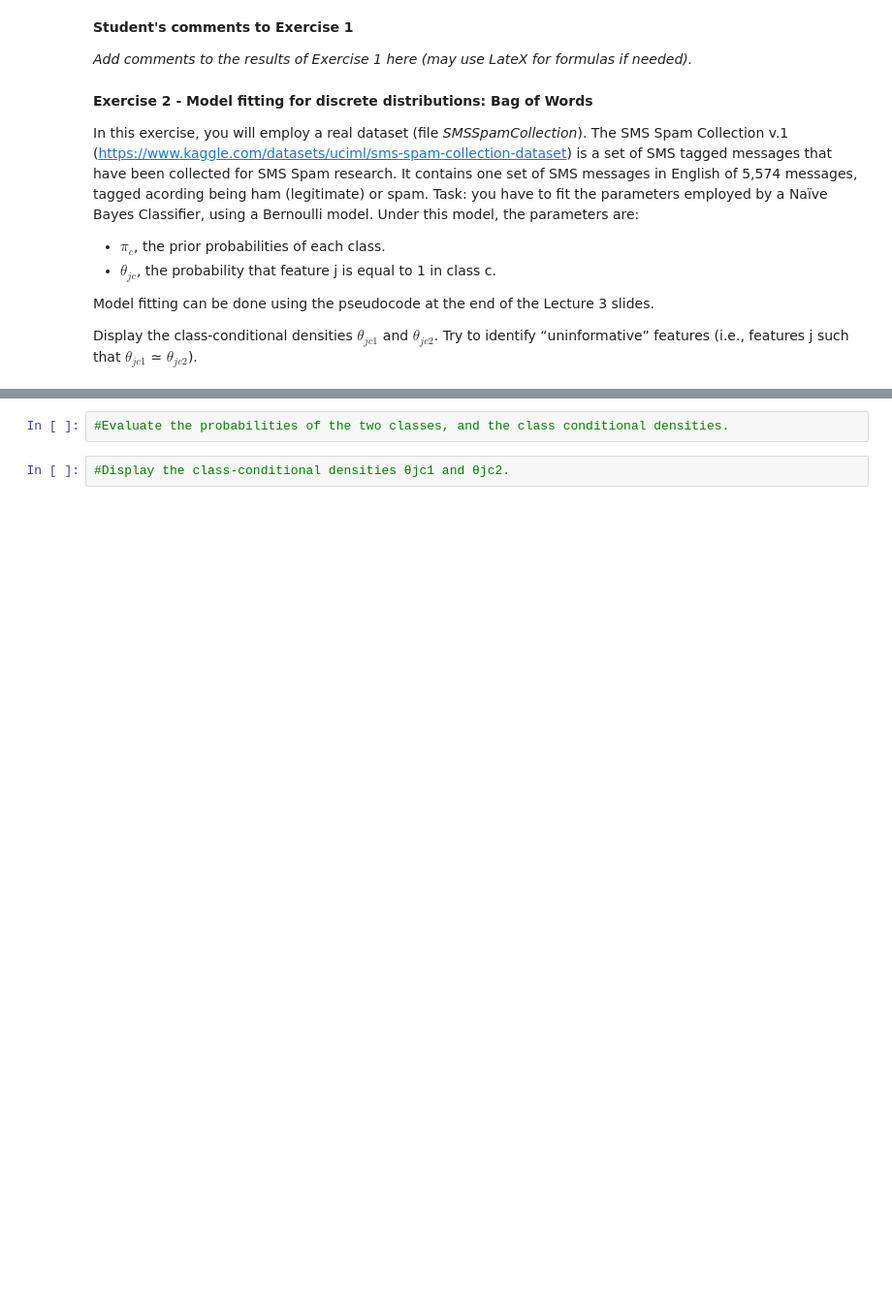
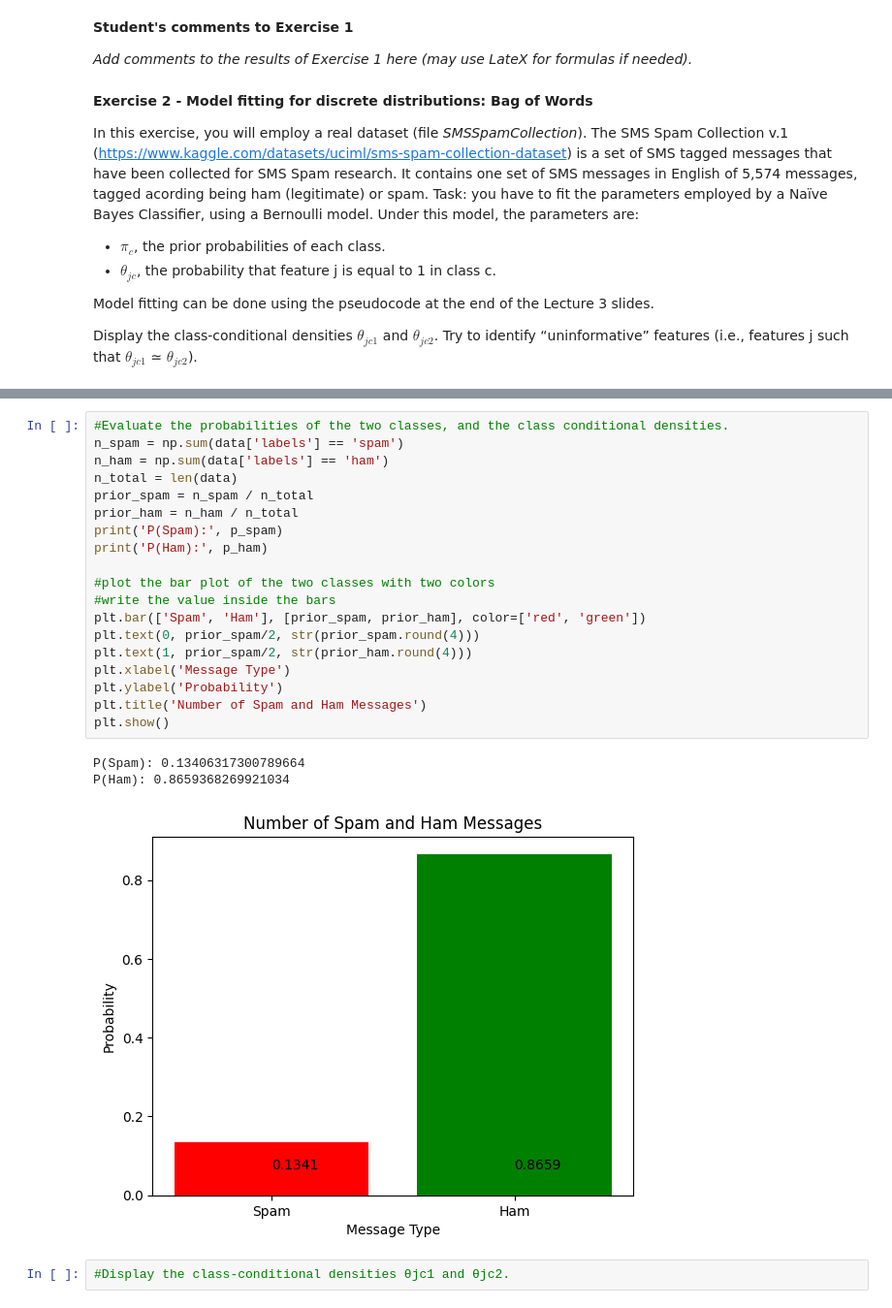
Before and after one commit to A-M-Alizadeh/Statistical-Labs, a Jupyter notebook: Stat Labs/Lab2_v6/Lab2_v6.ipynb, the cells around one changed output, grey strips where cells are left out. Shown at 97% size. Cells and saved outputs as stored; diff of their text form; blank space fills up the shorter version.

Commit message:
prior done

```diff
--- a/Stat Labs/Lab2_v6/Lab2_v6.ipynb
+++ b/Stat Labs/Lab2_v6/Lab2_v6.ipynb
@@ -202,5 +230,26 @@ drive.mount('/content/drive')
-# %%
-#Evaluate the probabilities of the two classes, and the class conditional densities.
+# %%
+#Evaluate the probabilities of the two classes, and the class conditional densities.
+n_spam = np.sum(data['labels'] == 'spam')
+n_ham = np.sum(data['labels'] == 'ham')
+n_total = len(data)
+prior_spam = n_spam / n_total
+prior_ham = n_ham / n_total
+print('P(Spam):', p_spam)
+print('P(Ham):', p_ham)
+
+#plot the bar plot of the two classes with two colors
+#write the value inside the bars
+plt.bar(['Spam', 'Ham'], [prior_spam, prior_ham], color=['red', 'green'])
+plt.text(0, prior_spam/2, str(prior_spam.round(4)))
+plt.text(1, prior_spam/2, str(prior_ham.round(4)))
+plt.xlabel('Message Type')
+plt.ylabel('Probability')
+plt.title('Number of Spam and Ham Messages')
+plt.show()
+# %% [output]
+P(Spam): 0.13406317300789664
+P(Ham): 0.8659368269921034
+[figure, added]
 # %%
 #Display the class-conditional densities θjc1 and θjc2.
 # %% [markdown]
```
Also changed, not shown: parts of 3 cells of this notebook.
